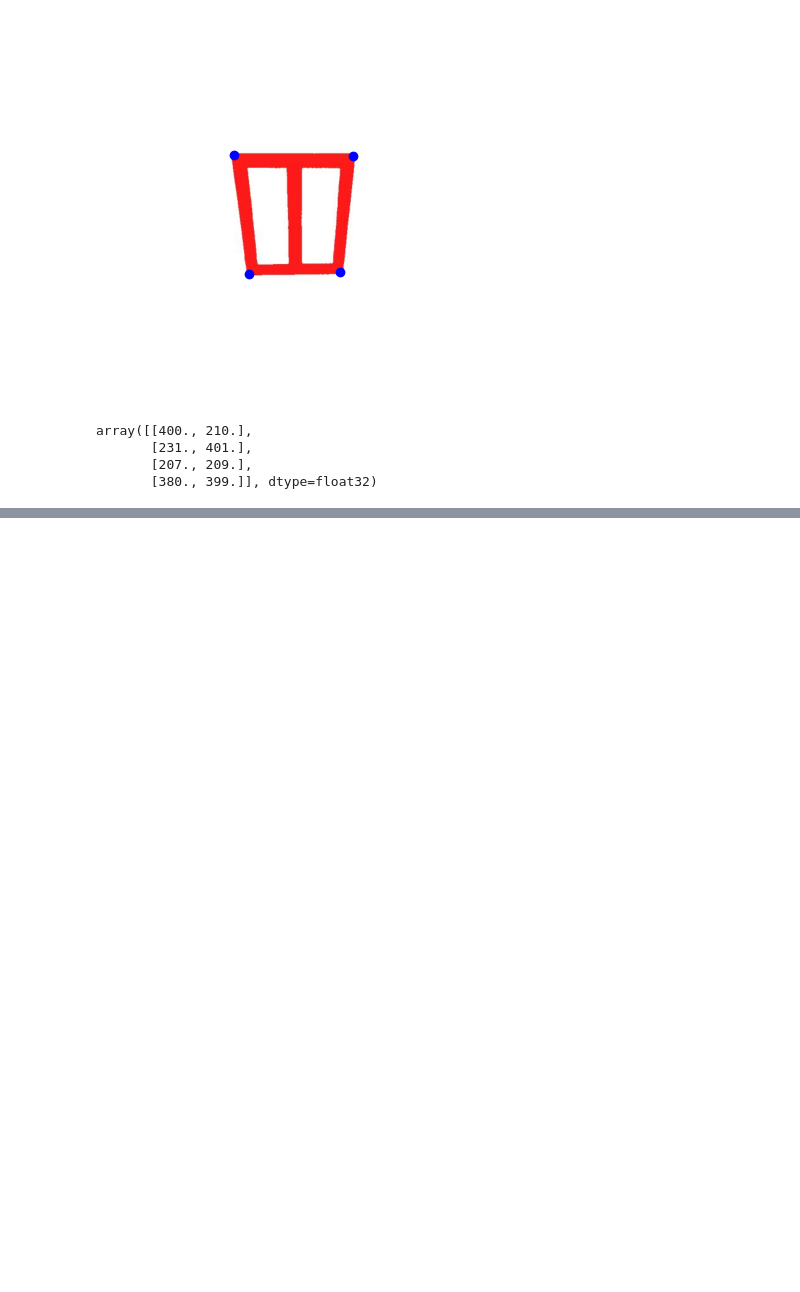
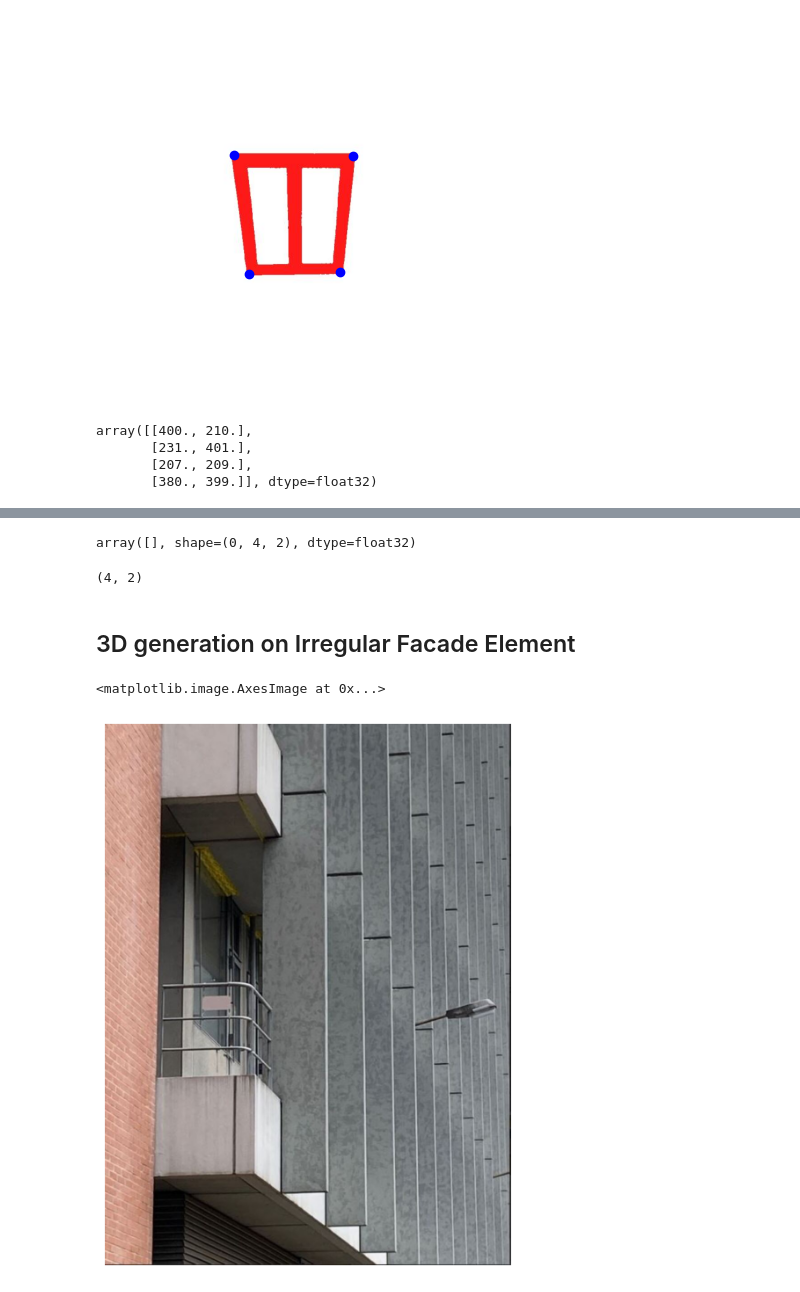
Before and after one commit to JanMeow/ML-cases, a Jupyter notebook: 0823_SAM_Coupling.ipynb, the cells around one changed output, grey strips where cells are left out. Saved outputs shown, nothing was run; the diff lists cells and outputs as text; code cells hidden in the pictures; blank space fills up the shorter version.

```diff
--- a/0823_SAM_Coupling.ipynb
+++ b/0823_SAM_Coupling.ipynb
@@ -897,0 +1006,15 @@ plt.show()
+# %%
+filtered_array = in_corners[~np.all(in_corners, axis=(1, 2))]
+filtered_array
+# %% [output]
+array([], shape=(0, 4, 2), dtype=float32)
+# %%
+#Actual dimension
+actual_width = 120
+actual_height = 100
+
+# Front elevation coordinates of the rectangle (4 corners)
+front_elevation_corners = np.array([(0,0), (0, actual_height), (actual_width, actual_height), (actual_width, 0)], dtype=np.float32)
+front_elevation_corners.shape
+# %% [output]
+(4, 2)
@@ -897,0 +1040,16 @@ plt.show()
+# %% [markdown]
+## 3D generation on Irregular Facade Element
+# %%
+from PIL import Image
+
+facadeElement_image_Path = "/content/facadeElement.jpg"
+
+facadeElement_image = Image.open(facadeElement_image_Path).convert("RGB")
+facadeElement_image = np.array(facadeElement_image, dtype = np.uint8)
+
+plt.figure(figsize=(8, 8))
+plt.axis('off')
+plt.imshow(facadeElement_image)
+# %% [output]
+<matplotlib.image.AxesImage at 0x...>
+[figure, added]
```
Also changed, not shown: parts of 41 cells of this notebook.
